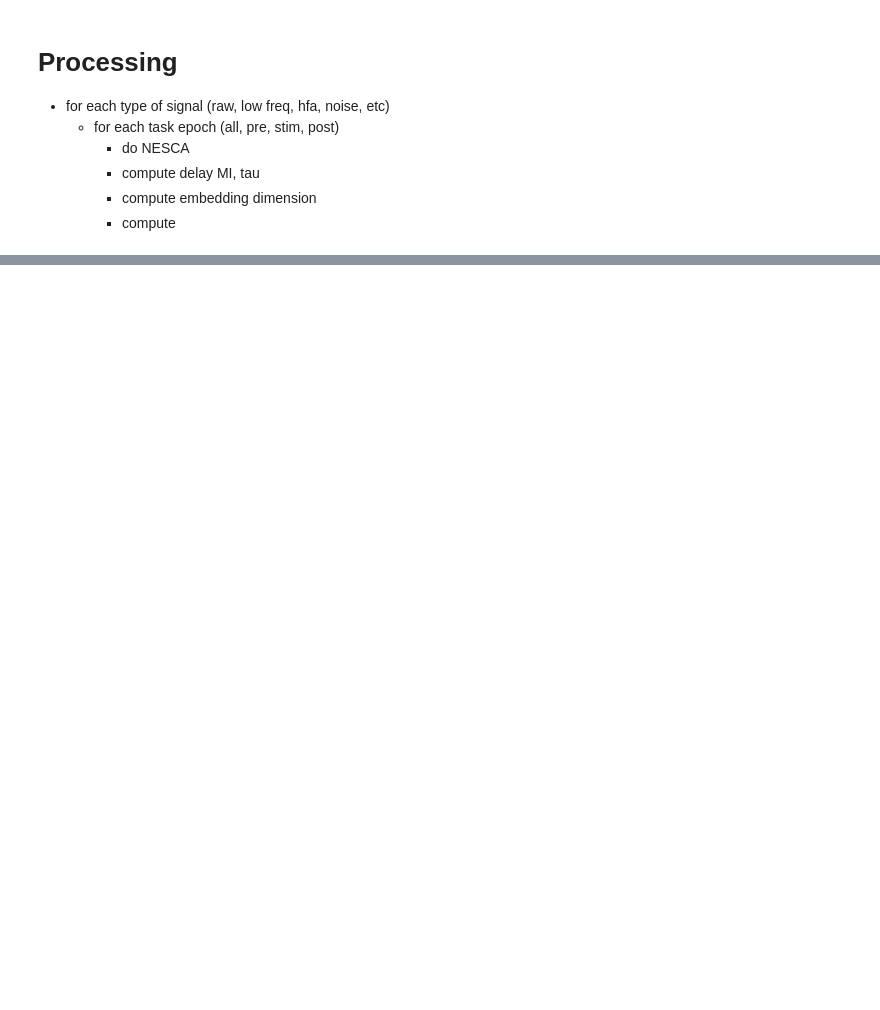
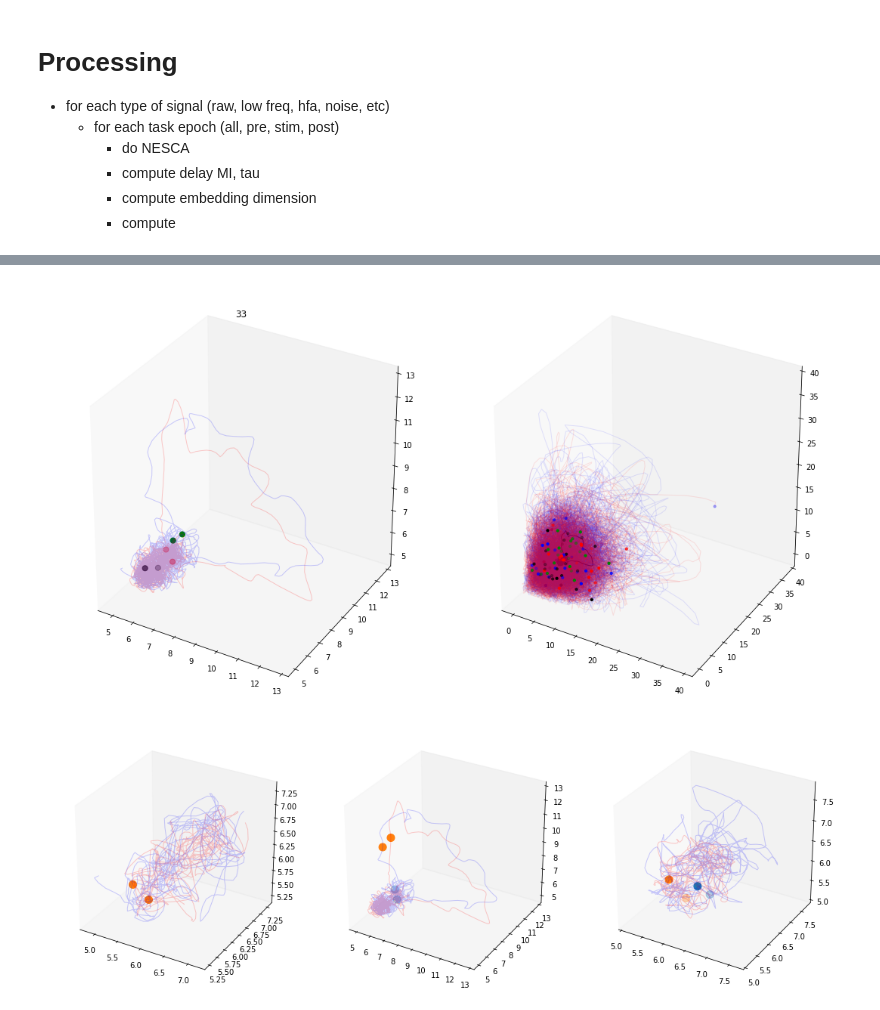
Before and after one commit to rdgao/SpaceRecon, a Jupyter notebook: notebooks/kahana_ECoG.ipynb, the cells around one changed output, grey strips where cells are left out. Drawn from its saved outputs; the diff is of its cells as text; code cells hidden in the pictures; blank space fills up the shorter version.

```diff
--- a/notebooks/kahana_ECoG.ipynb
+++ b/notebooks/kahana_ECoG.ipynb
@@ -110,0 +155,7 @@ False
+# %%
+tau, max_dim = 30, 7
+attr_dim = np.zeros(ntrials)
+pfnn = np.zeros((ntrials,max_dim))
+for trial in range(ntrials):
+    #tau = opt_tau[trial]
+    attr_dim[trial], pfnn[trial,:] = de.pfnn_de_dim(x_feat[chan, good_inds, trial], tau, max_dim)
@@ -110,0 +176,57 @@ False
+# %%
+# sig = np.log10(x_amp**2)
+# sig=x_amp
+sig = x_feat
+
+chan= 33 #9,10,24,25,28,31,32,33,34,39
+dim,tau = 3, 30
+inds = good_inds
+mark_inds = np.array([pre_inds[0], pre_inds[-1], stim_inds[0], stim_inds[-1]]).astype(int)
+mark_colors = ['b', 'r', 'g', 'k']
+
+plt.figure(figsize=(15,8))
+ax = plt.subplot(1,2,1,projection='3d')
+x_de_0 = de.delay_embed(sig[chan,:][:, outcome==0].mean(-1),tau,dim)
+x_de_1 = de.delay_embed(sig[chan,:][:, outcome==1].mean(-1),tau,dim)
+plotting.plot_statespace_trial(x_de_0, ax=ax, step=1, lc='r', mark_ind=mark_inds, mark_color=mark_colors, alpha=0.2, ms=50)
+plotting.plot_statespace_trial(x_de_1, ax=ax, step=1, lc='b', mark_ind=mark_inds, mark_color=mark_colors, alpha=0.2, ms=50)
+plt.title(chan)
+plt.tight_layout()
+
+# plot grand average and some single trial trajectories
+plt_trials = np.sort(np.random.randint(ntrials, size=3)) # random trials
+plt_trials = np.where(data['trialinfo'][:,4]==3)[0] # same position in trial
+ax = plt.subplot(1,2,2,projection='3d')
+x_de = de.delay_embed(sig[chan,:,:].mean(-1),tau,dim)
+plotting.plot_statespace_trial(x_de, ax, step=1, lc='k', mark_ind=mark_inds, mark_color=mark_colors, alpha=1, ms=20)
+for i,trial in enumerate(plt_trials):
+    x_de = de.delay_embed(sig[chan,good_inds,trial],tau,dim)
+    #x_de = de.delay_embed(smooth(sig[chan,good_inds,trial],200),tau,dim)
+    plotting.plot_statespace_trial(x_de, ax, step=1, lc=['r','b'][int(outcome[trial])], mark_ind=mark_inds, mark_color=mark_colors, alpha=0.1, ms=10)
+
+plt.tight_layout()
+
+# plot mean trajectory in stages
+plt.figure(figsize=(15,5))
+for i,inds in enumerate([np.arange(0,800-tau*dim), np.arange(800,2400-tau*dim), np.arange(2400,3200-tau*dim)]):
+    ax = plt.subplot(1,3,i+1, projection='3d')
+    mark_inds = [0, 50]
+    plotting.plot_statespace_trial(x_de_0[inds,:], ax=ax, lc='r', mark_ind=mark_inds, alpha=0.2, ms=100)
+    plotting.plot_statespace_trial(x_de_1[inds,:], ax=ax, lc='b', mark_ind=mark_inds, alpha=0.2, ms=100)
+
+plt.tight_layout()
+
+# plt.figure(figsize=(15,15))
+# plt_trials = np.sort(np.random.randint(ntrials, size=16))
+# for i,trial in enumerate(plt_trials):
+#     ax = plt.subplot(4,4,i+1, projection='3d')
+#     #x_de = de.delay_embed(sig[chan,good_inds,trial],opt_tau[trial],3)
+#     x_de = de.delay_embed(sig[chan,good_inds,trial],tau,dim)
+#     #x_de = de.delay_embed(np.log10(sig[chan,good_inds,trial]**2),tau,dim)
+#     ax = plotting.plot_statespace_trial(x_de, ax, step=1, mark_ind=mark_inds, mark_color=mark_colors, alpha=0.2, ms=50)
+#     plt.title((trial, int(outcome[trial])))
+
+# plt.tight_layout()
+# %% [output]
+[figure, added]
+[figure, added]
```
Also changed, not shown: parts of 20 cells of this notebook, 2 other files.
